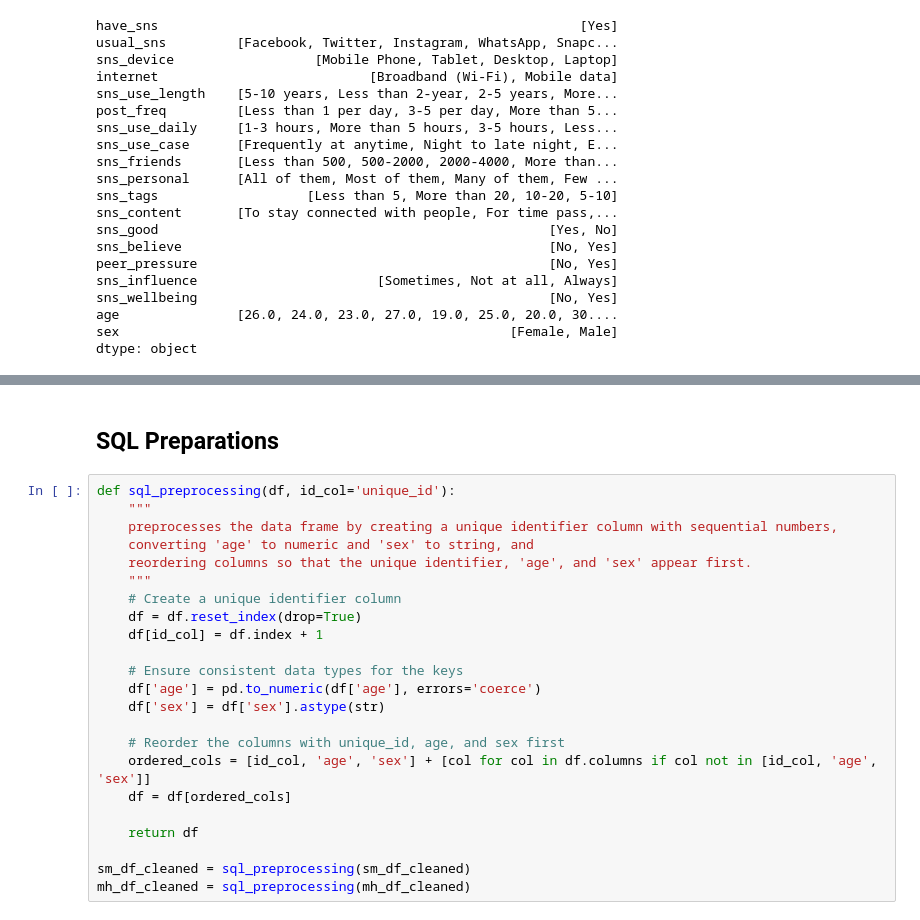
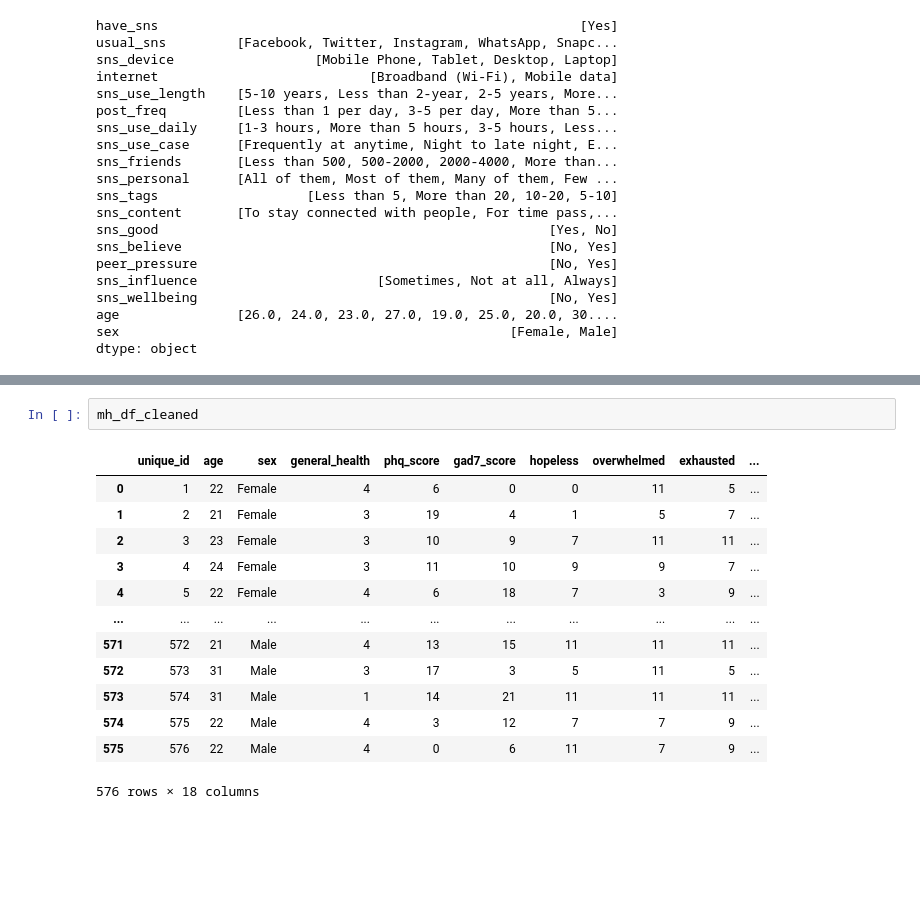
Before and after one commit to hirnas/cpsc368tp, a Jupyter notebook: code/final-submission.ipynb, the cells around one changed output, grey strips where cells are left out. Cells and saved outputs as stored; diff of their text form; blank space fills up the shorter version.

```diff
--- a/code/final-submission.ipynb
+++ b/code/final-submission.ipynb
@@ -289,29 +289,20 @@ sns_wellbeing                                                [0, 1]
 age               [26.0, 24.0, 23.0, 27.0, 19.0, 25.0, 20.0, 30....
 sex                                                  [Female, Male]
 dtype: object
-# %% [markdown]
-## SQL Preparations
-# %%
-def sql_preprocessing(df, id_col='unique_id'):
-    """
-    preprocesses the data frame by creating a unique identifier column with sequential numbers,
-    converting 'age' to numeric and 'sex' to string, and
-    reordering columns so that the unique identifier, 'age', and 'sex' appear first.
-    """
-    # Create a unique identifier column
-    df = df.reset_index(drop=True)
-    df[id_col] = df.index + 1
-
-    # Ensure consistent data types for the keys
-    df['age'] = pd.to_numeric(df['age'], errors='coerce')
-    df['sex'] = df['sex'].astype(str)
-
-    # Reorder the columns with unique_id, age, and sex first
-    ordered_cols = [id_col, 'age', 'sex'] + [col for col in df.columns if col not in [id_col, 'age', 'sex']]
-    df = df[ordered_cols]
-
-    return df
-
-sm_df_cleaned = sql_preprocessing(sm_df_cleaned)
-mh_df_cleaned = sql_preprocessing(mh_df_cleaned)
+# %%
+mh_df_cleaned
+# %% [output]
+|  | unique_id | age | sex | general_health | phq_score | gad7_score | hopeless | overwhelmed | exhausted | ... |
+| 0 | 1 | 22 | Female | 4 | 6 | 0 | 0 | 11 | 5 | ... |
+| 1 | 2 | 21 | Female | 3 | 19 | 4 | 1 | 5 | 7 | ... |
+| 2 | 3 | 23 | Female | 3 | 10 | 9 | 7 | 11 | 11 | ... |
+| 3 | 4 | 24 | Female | 3 | 11 | 10 | 9 | 9 | 7 | ... |
+| 4 | 5 | 22 | Female | 4 | 6 | 18 | 7 | 3 | 9 | ... |
+| ... | ... | ... | ... | ... | ... | ... | ... | ... | ... | ... |
+| 571 | 572 | 21 | Male | 4 | 13 | 15 | 11 | 11 | 11 | ... |
+| 572 | 573 | 31 | Male | 3 | 17 | 3 | 5 | 11 | 5 | ... |
+| 573 | 574 | 31 | Male | 1 | 14 | 21 | 11 | 11 | 11 | ... |
+| 574 | 575 | 22 | Male | 4 | 3 | 12 | 7 | 7 | 9 | ... |
+| 575 | 576 | 22 | Male | 4 | 0 | 6 | 11 | 7 | 9 | ... |
+576 rows × 18 columns
 # %%
```
Also changed, not shown: parts of 12 cells of this notebook, 3 other files.
